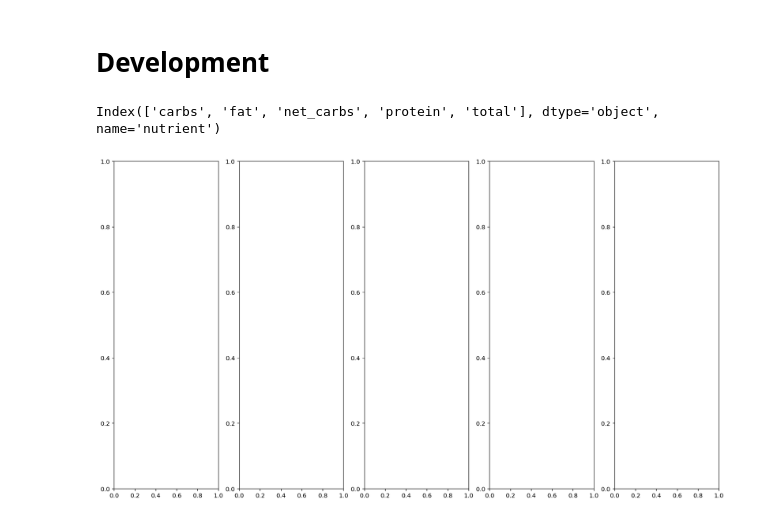
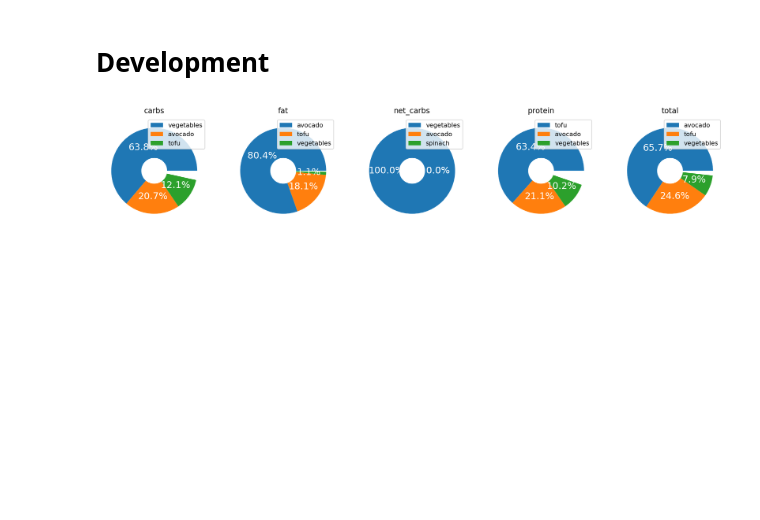
Before and after one commit to fabiangunzinger/learning, a Jupyter notebook: food-data/foods.ipynb, the cells around one changed output. Drawn from its saved outputs; the diff is of its cells as text; code cells hidden in the pictures; blank space fills up the shorter version.

Commit message:
Adding titles and labels to nuts doughuts

```diff
--- a/food-data/foods.ipynb
+++ b/food-data/foods.ipynb
@@ -147,36 +147,38 @@ meals = {
     }
 }
 
 pd.option_context('display.max_rows', 1000)
 
 def make_nuts_dict(meals):
     meal_nuts = {meal: calc_meal_nuts(myfoods, meals[meal]) for meal in meals}
     meal_nuts['Day'] = pd.concat(meal_nuts).droplevel(level=0).sum(level=['nutrient', 'name']).sort_index()
     return meal_nuts
 
 day = make_nuts_dict(meals)['Day']
 
 def get_cals_ingred(group, top_n):
     group['cals_share'] = group.cals / group.cals.sum()
     return group.sort_values('cals_share', ascending=False)[:top_n]
 
 shares = day.groupby('nutrient').apply(get_cals_ingred, 3).droplevel(level=0)
 
 
 def make_doughnut(meal_data, column, meal_num, meal_name):
 
+        ax[meal_num].set_title(f'{nut}')
         ax[meal_num].pie(meal_data[column],
                                autopct='%1.1f%%',
                                textprops=dict(color='white', size=15),
                                wedgeprops=dict(width=.7))
+        ax[meal_num].legend(meal_data.index)
 
+
+
+nuts = shares.index.levels[0].unique()
 
 fig, ax = plt.subplots(1, len(nuts), figsize=(18,10))
 
-# for idx, nut in enumerate(nuts):
-#     make_doughnut(nut.cals_share, 'cals_share', idx, 'hello')
-
-shares.index.levels[0].nuni
+for idx, nut in enumerate(nuts):
+    make_doughnut(shares.loc[nut], 'cals_share', idx, nut)
 # %% [output]
-Index(['carbs', 'fat', 'net_carbs', 'protein', 'total'], dtype='object', name='nutrient')
-[figure, old version]
+[figure, new version]
```
Also changed, not shown: parts of 1 cell of this notebook.
